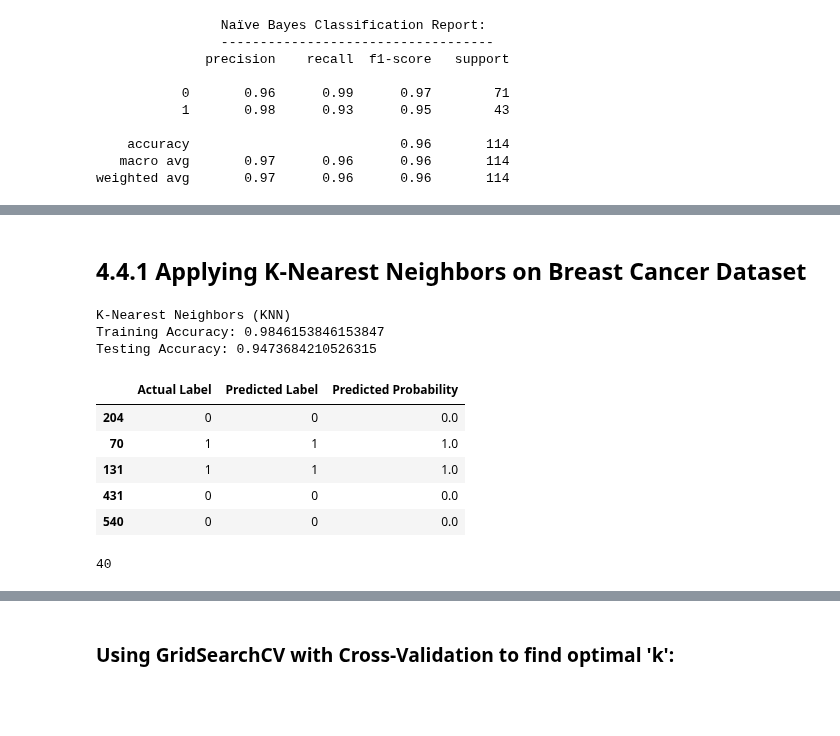
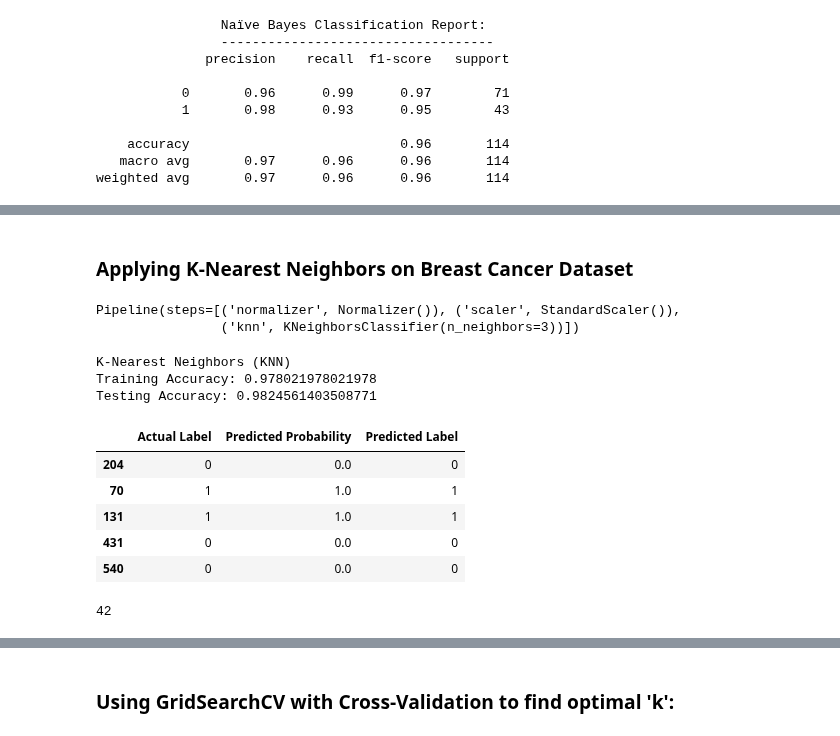
Before and after one commit to aninditadash/Introduction_to_machine_learning, a Jupyter notebook: 6.Supervised_Learning_Classification_1.ipynb, the cells around one changed output, grey strips where cells are left out. Saved outputs shown, nothing was run; the diff lists cells and outputs as text; code cells hidden in the pictures; blank space fills up the shorter version.

```diff
--- a/6.Supervised_Learning_Classification_1.ipynb
+++ b/6.Supervised_Learning_Classification_1.ipynb
@@ -847,14 +807,12 @@ Use `sklearn.pipeline` to perform preprocessing and training on the data
 # %%
-# Import Required Libraries and apply Naive Bayes algorithm
-from sklearn.naive_bayes import GaussianNB
 # Define the pipeline
-pipeline = Pipeline([
+pipeline_nb = Pipeline([
     ('scaler', StandardScaler()),
     ('nb', GaussianNB())
 ])
 
 # Fit the pipeline on the training data
-pipeline.fit(x_train, y_train)
+pipeline_nb.fit(x_train, y_train)
 # %% [output]
 Pipeline(steps=[('scaler', StandardScaler()), ('nb', GaussianNB())])
 # %%
@@ -1058,7 +981,7 @@ The K-Nearest Neighbor (KNN) algorithm is a popular machine learning technique u
 - Select the top K closest data points (smallest distances) from the sorted list.
 - Assign the most frequent class (mode) among these K nearest neighbors to the test data point.
 # %% [markdown]
-## __4.4.1 Applying K-Nearest Neighbors on Breast Cancer Dataset__
+### __Applying K-Nearest Neighbors on Breast Cancer Dataset__
 # %%
 # Import Required Libraries and apply K-Nearest Neighbors
 from sklearn.neighbors import KNeighborsClassifier
@@ -1076,0 +991,10 @@ y_pred_test_knn = pipeline_knn.predict(x_test)
+# %%
+pipeline_knn = Pipeline([
+    ('normalizer', Normalizer()),   # Normalize the data
+    ('scaler', StandardScaler()),   # Standardize the data
+    ('knn', KNeighborsClassifier(n_neighbors=3)) # KNN classifier
+])
+pipeline_knn.fit(x_train, y_train)
+# %% [output]
+Pipeline(steps=[('normalizer', Normalizer()), ('scaler', StandardScaler()),
+                ('knn', KNeighborsClassifier(n_neighbors=3))])
@@ -1077,5 +1005,6 @@ y_pred_test_knn = pipeline_knn.predict(x_test)
 # %%
 # Calculate training and testing accuracy
+
 training_accuracy = accuracy_score(y_train, y_pred_train_knn)
 testing_accuracy = accuracy_score(y_test, y_pred_test_knn)
 print("\nK-Nearest Neighbors (KNN)")
@@ -1085,27 +1014,27 @@ print(f"Testing Accuracy: {testing_accuracy}")
 y_pred_prob_knn = pipeline_knn.predict_proba(x_test)[:, 1]
 # %% [output]
 K-Nearest Neighbors (KNN)
-Training Accuracy: 0.9846153846153847
-Testing Accuracy: 0.9473684210526315
+Training Accuracy: 0.978021978021978
+Testing Accuracy: 0.9824561403508771
 # %%
 results_df = pd.DataFrame({
     'Actual Label': y_test,
-    'Predicted Label': y_pred_test_knn,
-    'Predicted Probability': y_pred_prob_knn
+    'Predicted Probability': y_pred_prob_knn,
+    'Predicted Label': y_pred_test_knn
 })
 
 results_df.head()
 # %% [output]
-|  | Actual Label | Predicted Label | Predicted Probability |
-| 204 | 0 | 0 | 0.0 |
-| 70 | 1 | 1 | 1.0 |
-| 131 | 1 | 1 | 1.0 |
-| 431 | 0 | 0 | 0.0 |
-| 540 | 0 | 0 | 0.0 |
+|  | Actual Label | Predicted Probability | Predicted Label |
+| 204 | 0 | 0.0 | 0 |
+| 70 | 1 | 1.0 | 1 |
+| 131 | 1 | 1.0 | 1 |
+| 431 | 0 | 0.0 | 0 |
+| 540 | 0 | 0.0 | 0 |
 # %%
 len(results_df[(results_df["Actual Label"] == 1) & (results_df["Predicted Label"] == 1)])
 # %% [output]
-40
+42
 # %%
 # Print confusion matrix
 conf_matrix_knn = confusion_matrix(y_test, y_pred_test_knn)
```
Also changed, not shown: parts of 54 cells of this notebook, 8 other files.
